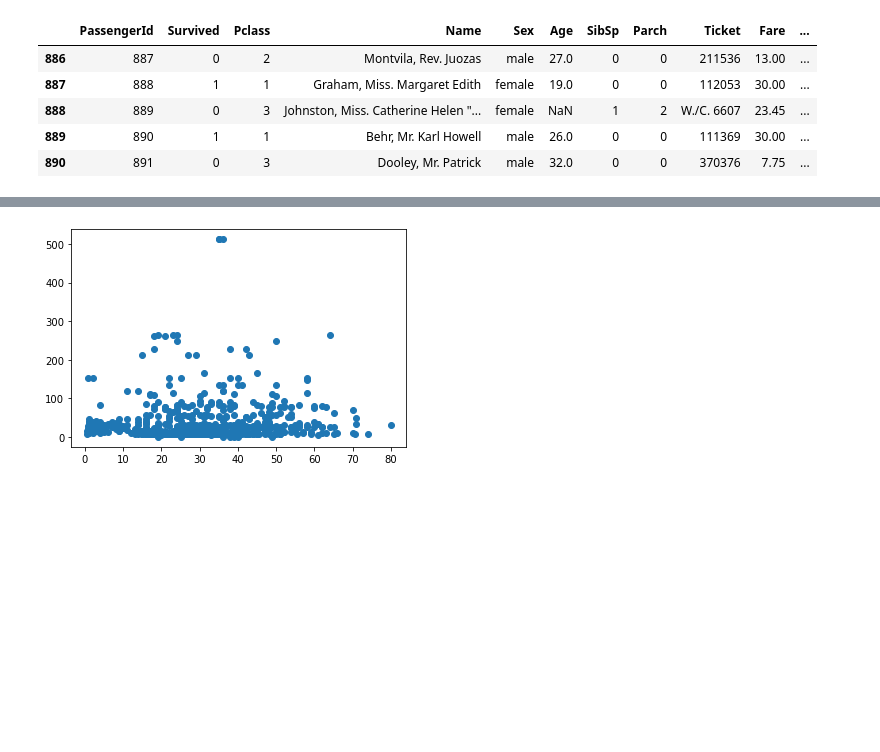
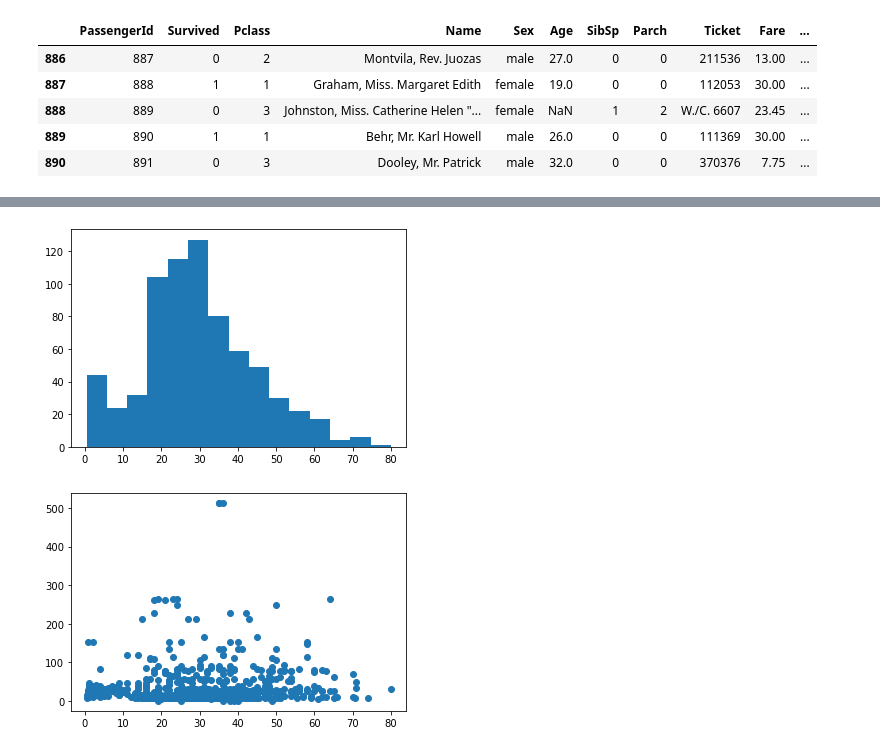
Before and after one commit to gaiogreg/aulas-LC-Safra, a Jupyter notebook: Modulo 6/Aula_1_estatistica_sem_spoiler.ipynb, the cells around one changed output, grey strips where cells are left out. Saved outputs shown, nothing was run; the diff lists cells and outputs as text; code cells hidden in the pictures; blank space fills up the shorter version.

```diff
--- a/Modulo 6/Aula_1_estatistica_sem_spoiler.ipynb
+++ b/Modulo 6/Aula_1_estatistica_sem_spoiler.ipynb
@@ -100,3 +107,7 @@ TypeError: unsupported operand type(s) for +: 'int' and 'str'
+# %%
+plt.hist(df_titanic['Age'], bins=15);
+# %% [output]
+[figure, added]
 # %%
 plt.scatter(df_titanic['Age'], df_titanic['Fare']);
 # %% [output]
```
Also changed, not shown: parts of 48 cells of this notebook.
